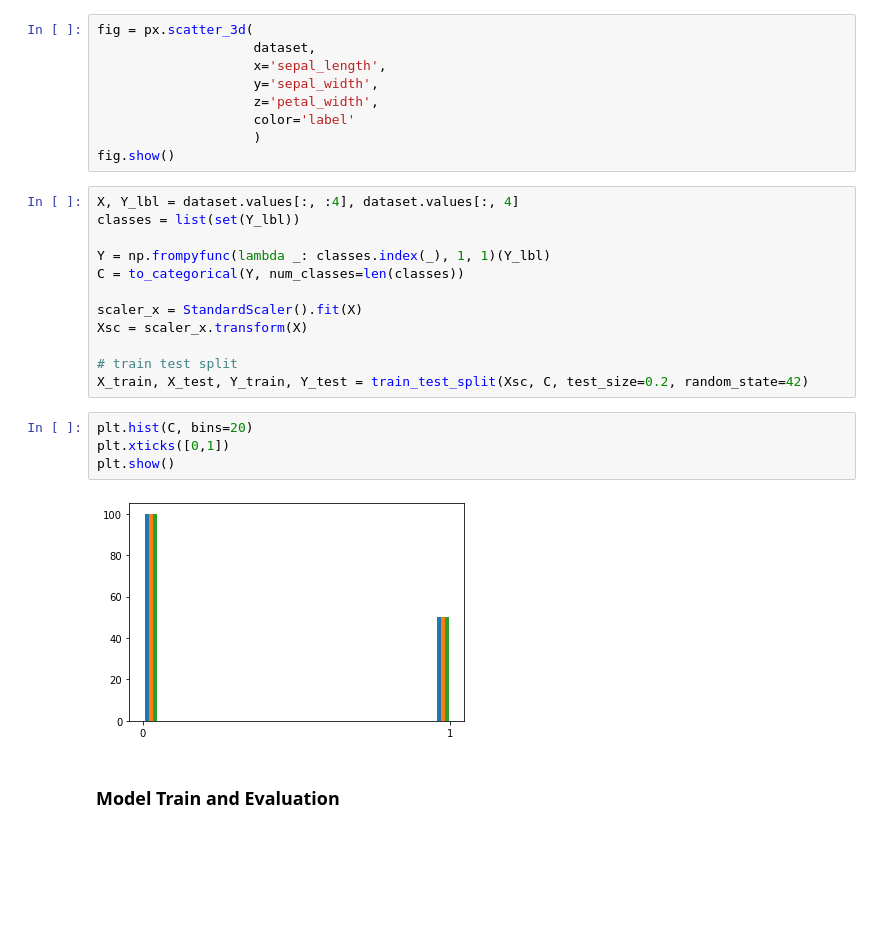
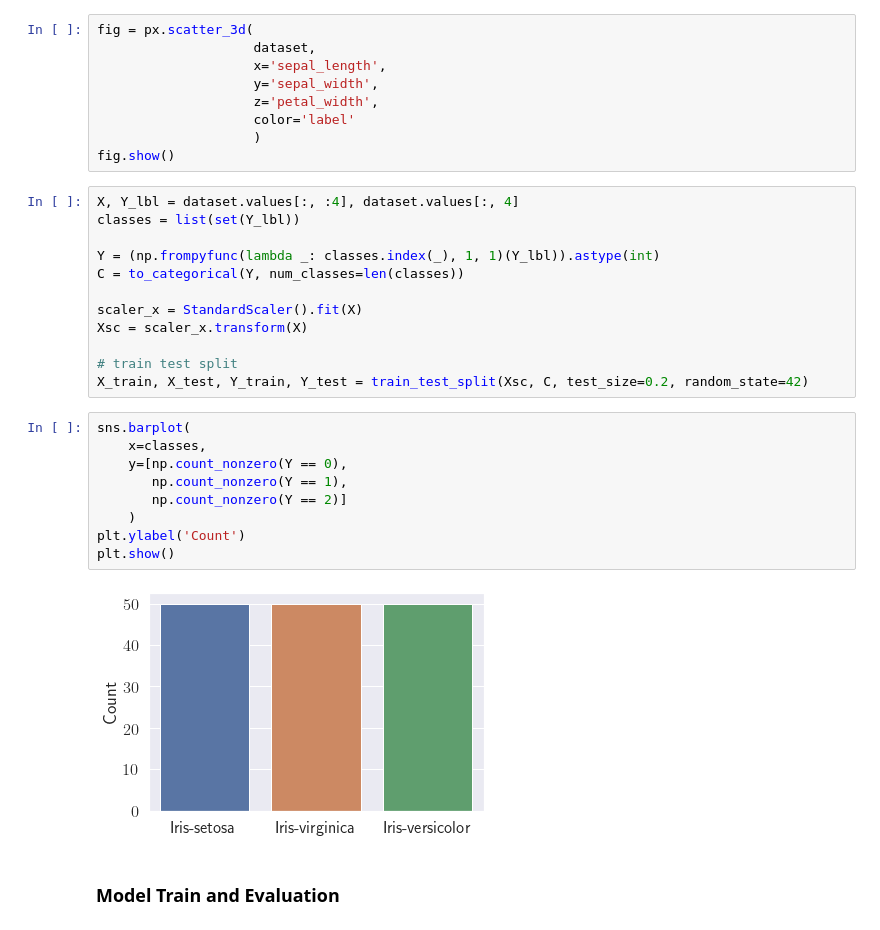
Before and after one commit to denyskononenko/datasciencesnippets, a Jupyter notebook: classify/classify_iris.ipynb, the cells around one changed output. Cells and saved outputs as stored; diff of their text form; blank space fills up the shorter version.

```diff
--- a/classify/classify_iris.ipynb
+++ b/classify/classify_iris.ipynb
@@ -95,7 +106,7 @@ fig.show()
 X, Y_lbl = dataset.values[:, :4], dataset.values[:, 4]
 classes = list(set(Y_lbl))
 
-Y = np.frompyfunc(lambda _: classes.index(_), 1, 1)(Y_lbl)
+Y = (np.frompyfunc(lambda _: classes.index(_), 1, 1)(Y_lbl)).astype(int)
 C = to_categorical(Y, num_classes=len(classes))
 
 scaler_x = StandardScaler().fit(X)
@@ -103,12 +114,17 @@ Xsc = scaler_x.transform(X)
 
 # train test split
 X_train, X_test, Y_train, Y_test = train_test_split(Xsc, C, test_size=0.2, random_state=42)
-# %%
-plt.hist(C, bins=20)
-plt.xticks([0,1])
-plt.show()
-# %% [output]
-[figure, removed]
+# %%
+sns.barplot(
+    x=classes,
+    y=[np.count_nonzero(Y == 0),
+       np.count_nonzero(Y == 1),
+       np.count_nonzero(Y == 2)]
+    )
+plt.ylabel('Count')
+plt.show()
+# %% [output]
+[figure, added]
 # %% [markdown]
 ### Model Train and Evaluation
 # %%
```
Also changed, not shown: parts of 6 cells of this notebook.
